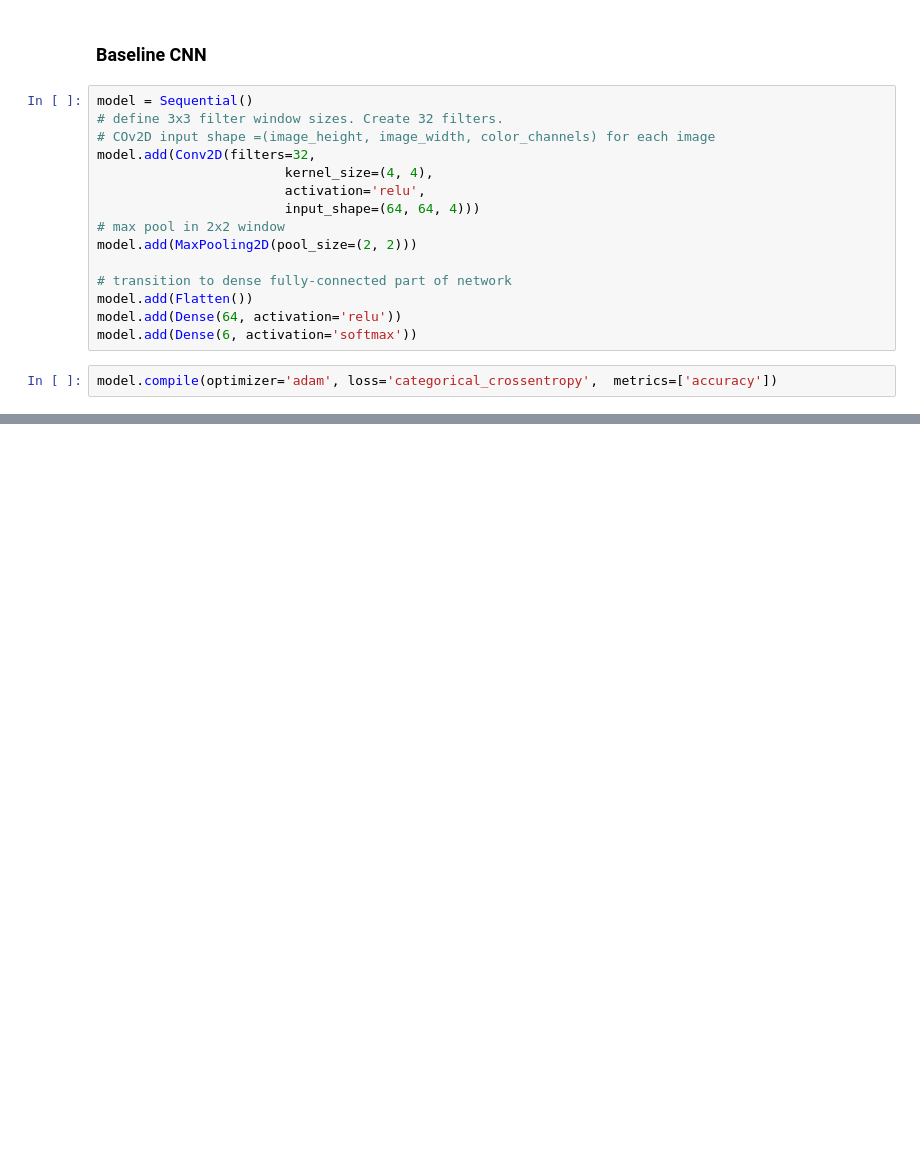
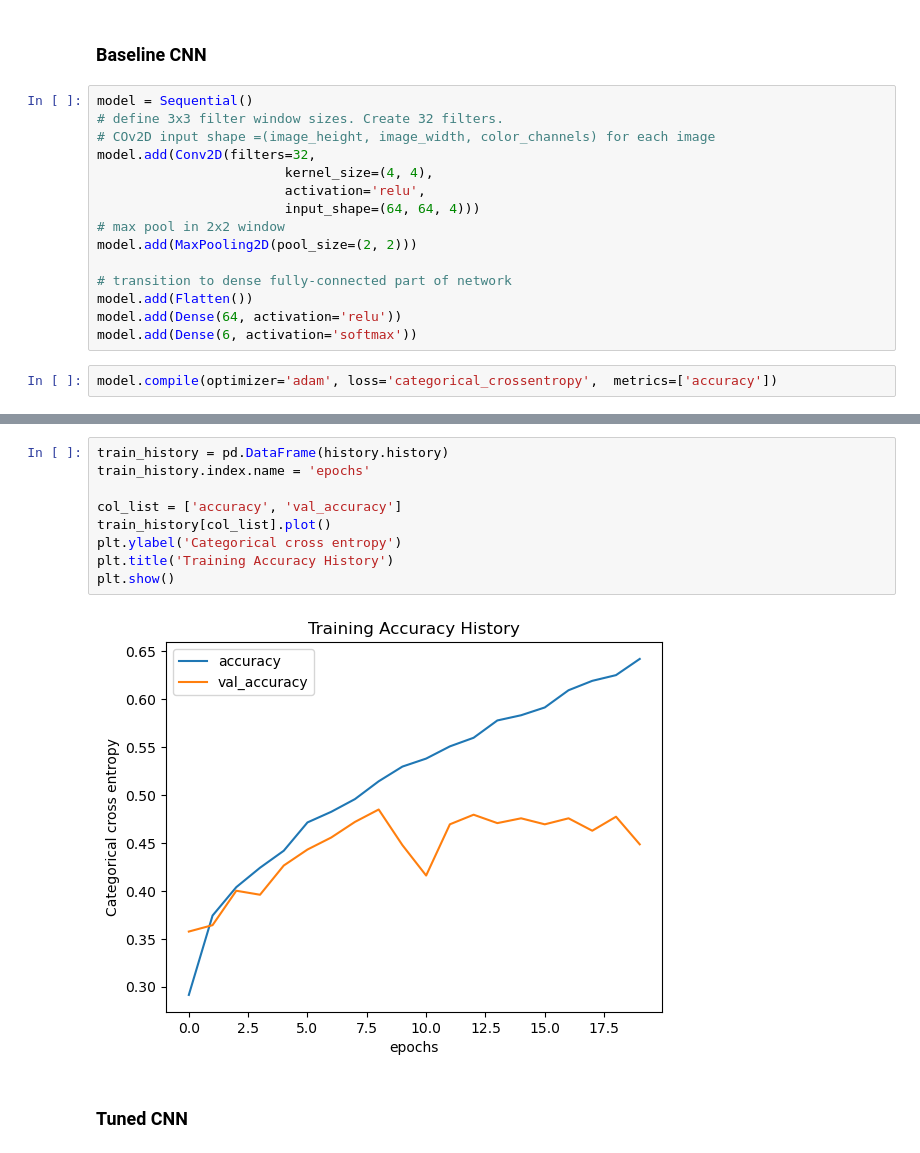
Before and after one commit to ekrueger1217/Music-Genre-Classifier, a Jupyter notebook: Genre_Classifier_Models.ipynb, the cells around one changed output, grey strips where cells are left out. Cells and saved outputs as stored; diff of their text form; blank space fills up the shorter version.

```diff
--- a/Genre_Classifier_Models.ipynb
+++ b/Genre_Classifier_Models.ipynb
@@ -175,0 +188,13 @@ Epoch 20/20
+# %%
+train_history = pd.DataFrame(history.history)
+train_history.index.name = 'epochs'
+
+col_list = ['accuracy', 'val_accuracy']
+train_history[col_list].plot()
+plt.ylabel('Categorical cross entropy')
+plt.title('Training Accuracy History')
+plt.show()
+# %% [output]
+[figure, added]
+# %% [markdown]
+### Tuned CNN
```
Also changed, not shown: parts of 13 cells of this notebook, 3 other files.
